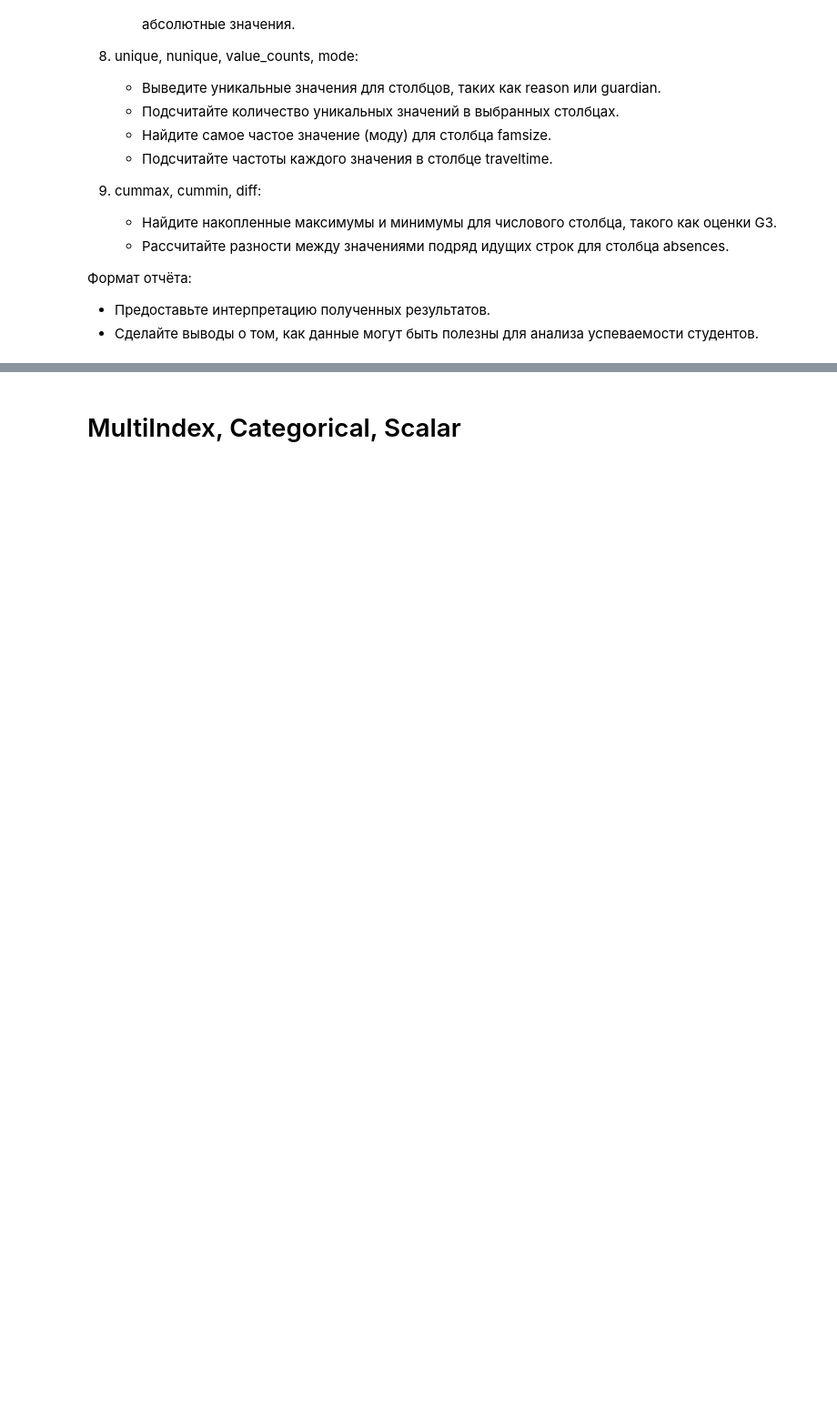
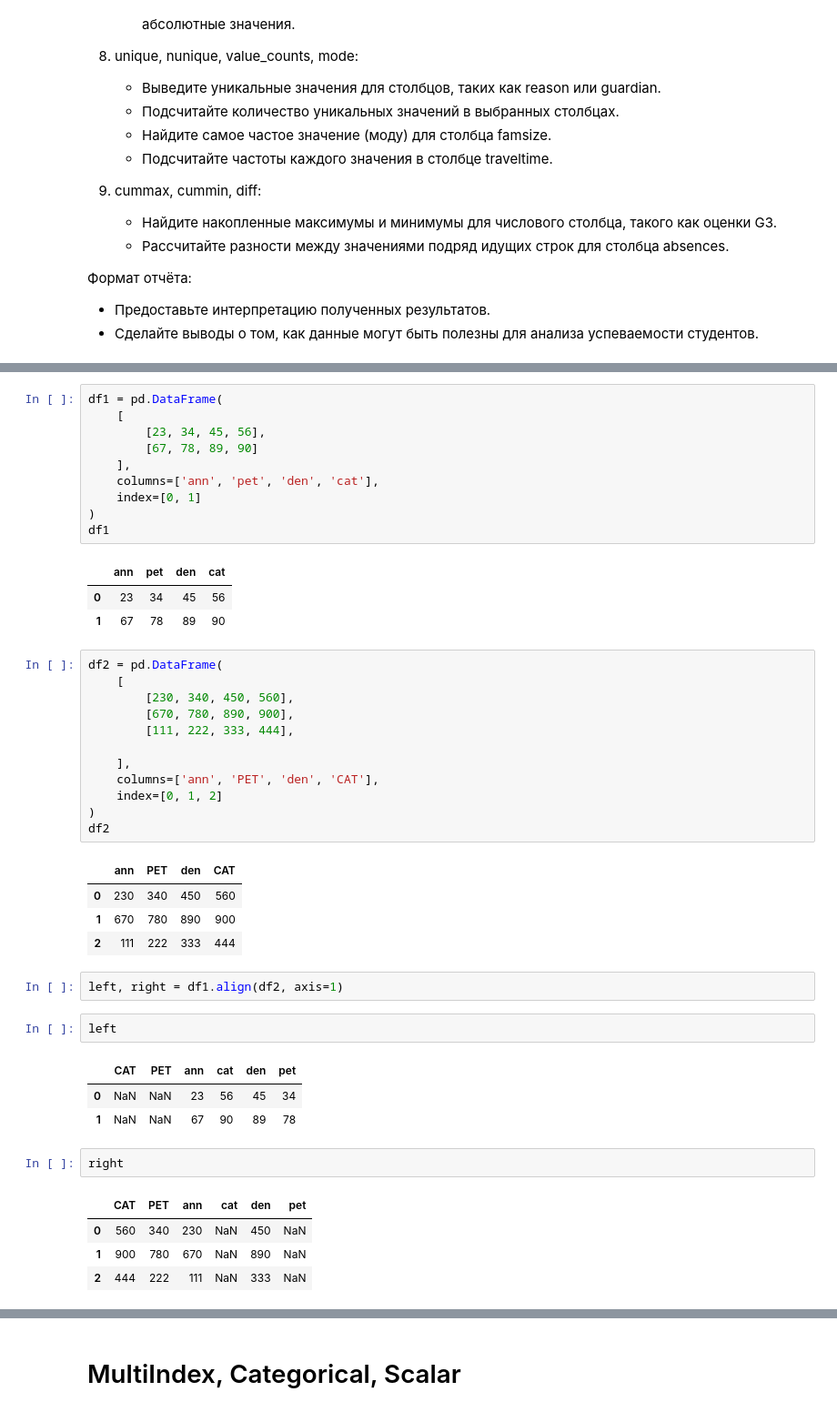
Before and after one commit to rgenius-ru/pandas_lessons, a Jupyter notebook: lessons/Pandas_for_Data_Engineering/part2_new.ipynb, the cells around one changed output, grey strips where cells are left out. Shown at 91% size. Cells and saved outputs as stored; diff of their text form; blank space fills up the shorter version.

```diff
--- a/lessons/Pandas_for_Data_Engineering/part2_new.ipynb
+++ b/lessons/Pandas_for_Data_Engineering/part2_new.ipynb
@@ -2977,0 +3036,46 @@ Name: count, dtype: int64
+# %%
+df1 = pd.DataFrame(
+    [
+        [23, 34, 45, 56],
+        [67, 78, 89, 90]
+    ],
+    columns=['ann', 'pet', 'den', 'cat'],
+    index=[0, 1]
+)
+df1
+# %% [output]
+|  | ann | pet | den | cat |
+| 0 | 23 | 34 | 45 | 56 |
+| 1 | 67 | 78 | 89 | 90 |
+# %%
+df2 = pd.DataFrame(
+    [
+        [230, 340, 450, 560],
+        [670, 780, 890, 900],
+        [111, 222, 333, 444],
+
+    ],
+    columns=['ann', 'PET', 'den', 'CAT'],
+    index=[0, 1, 2]
+)
+df2
+# %% [output]
+|  | ann | PET | den | CAT |
+| 0 | 230 | 340 | 450 | 560 |
+| 1 | 670 | 780 | 890 | 900 |
+| 2 | 111 | 222 | 333 | 444 |
+# %%
+left, right = df1.align(df2, axis=1)
+# %%
+left
+# %% [output]
+|  | CAT | PET | ann | cat | den | pet |
+| 0 | NaN | NaN | 23 | 56 | 45 | 34 |
+| 1 | NaN | NaN | 67 | 90 | 89 | 78 |
+# %%
+right
+# %% [output]
+|  | CAT | PET | ann | cat | den | pet |
+| 0 | 560 | 340 | 230 | NaN | 450 | NaN |
+| 1 | 900 | 780 | 670 | NaN | 890 | NaN |
+| 2 | 444 | 222 | 111 | NaN | 333 | NaN |
```
Also changed, not shown: parts of 16 cells of this notebook.
